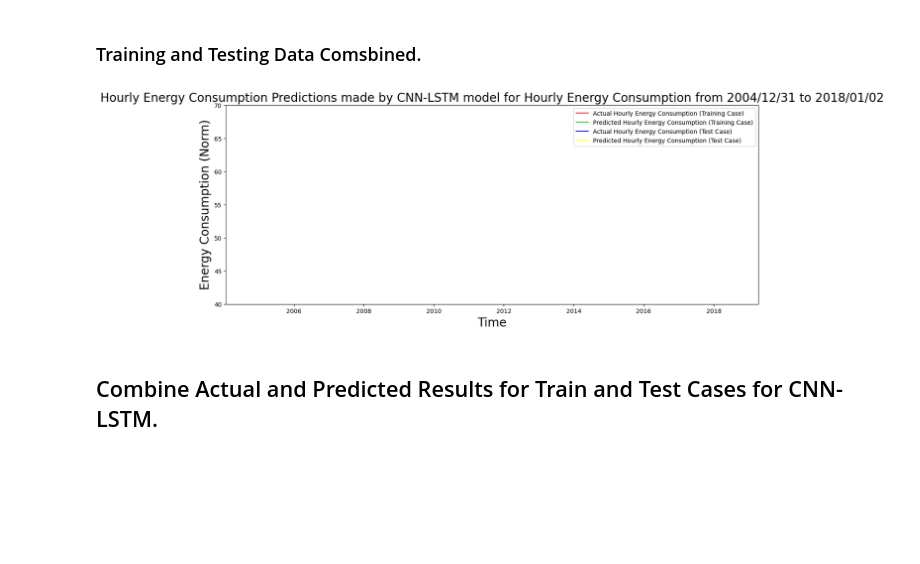
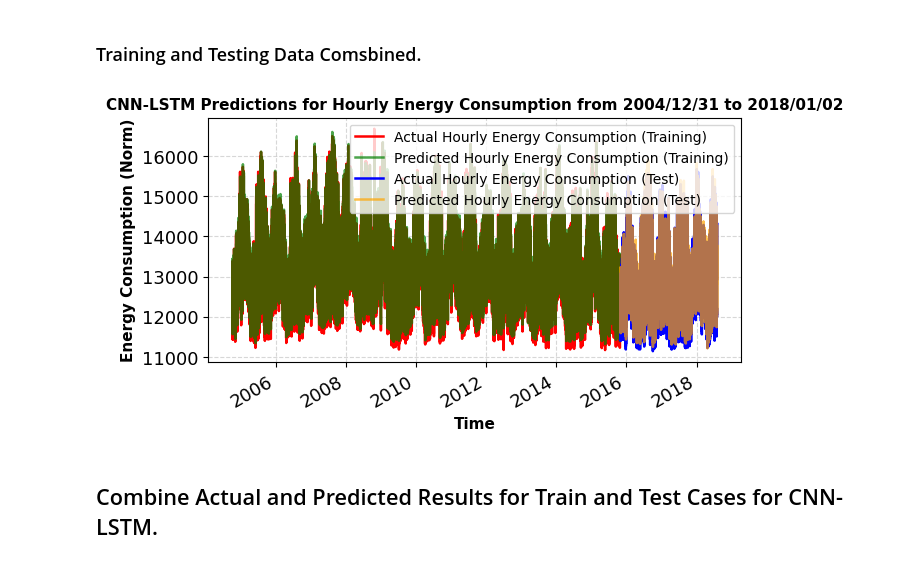
Before and after one commit to SouvikUMD/SNN-ANN-Temporal-Forecasting-across-Time-Series-Regimes, a Jupyter notebook: AEP Dataset Code/TSC_AEP_Ablation_ANN_SNN.ipynb, the cells around one changed output. Drawn from its saved outputs; the diff is of its cells as text; code cells hidden in the pictures; blank space fills up the shorter version.

```diff
--- a/AEP Dataset Code/TSC_AEP_Ablation_ANN_SNN.ipynb
+++ b/AEP Dataset Code/TSC_AEP_Ablation_ANN_SNN.ipynb
@@ -1713,19 +1800,3 @@ results_SNN_LIFv3_test
 ## Plotting Predictions for PeMS Dataset Output made by Δt-Scaled LIF SNN Model.
 # %% [markdown]
 ### Only Testing Data.
-# %%
-plt.figure(figsize=(16,6))
-plt.plot(y_test, color='blue',label='Actual {0}'.format(feature))
-plt.plot(spiking_LIFv3_model_pred_test, alpha=0.7, color='yellow',
-         label='Predicted {0}'.format(feature))
-plt.axhspan(0, 1, facecolor='gray', alpha=0.3)
-plt.title("{0} Predictions made by SNN LIF model for {1}".
-          format(feature, title_name), fontsize = 20)
-plt.rc('xtick', labelsize=20)
-plt.rc('ytick', labelsize=20)
-plt.locator_params(axis='x', nbins=10)
-plt.locator_params(axis='y', nbins=10)
-plt.xlabel('Time', fontsize = 20)
-plt.ylabel(feature_norm, fontsize = 20)
-plt.legend()
-plt.show()
@@ -2036,27 +2155,37 @@ plt.show()
 # %% [markdown]
 ### Training and Testing Data Comsbined.
 # %%
-plt.figure(figsize=(16,6))
+# Create figure sized for IEEE 2-column layout
+fig_CNN_LSTM = plt.figure(figsize=(6.5, 3.5))  # 6.5in width fits one column in IEEE
+
+# Plot training data
 plt.plot(results_CNN_LSTM_train['Date'], results_CNN_LSTM_train['Actual'],
-         color='red', label=f'Actual {feature} (Training Case)')
-plt.plot(results_CNN_LSTM_train['Date'],  results_CNN_LSTM_train['Predicted'],
-         alpha=0.7, color='green', label=f'Predicted {feature} (Training Case)')
+         color='red', label=f'Actual {feature} (Training)', linewidth=1.8)
+plt.plot(results_LSTM_train['Date'], results_LSTM_train['Predicted'],
+         color='green', label=f'Predicted {feature} (Training)', alpha=0.7,
+         linewidth=1.8)
+
+# Plot test data
 plt.plot(results_CNN_LSTM_test['Date'], results_CNN_LSTM_test['Actual'],
-         color='blue', label=f'Actual {feature} (Test Case)')
+         color='blue', label=f'Actual {feature} (Test)', linewidth=1.8)
 plt.plot(results_CNN_LSTM_test['Date'], results_CNN_LSTM_test['Predicted'],
-         alpha=0.7, color='yellow', label=f'Predicted {feature} (Test Case)')
-plt.axhspan(0, 1, facecolor='gray', alpha=0.3)
-plt.title("{0} Predictions made by CNN-LSTM model for {1}".
-          format(feature, title_name), fontsize = 20)
-plt.locator_params(axis='x', nbins=10)
-plt.locator_params(axis='y', nbins=10)
-plt.ylim([40, 70])
-plt.xlabel('Time', fontsize = 20)
-plt.ylabel(feature_norm, fontsize = 20)
-plt.legend()
-plt.show()
+         color='orange', label=f'Predicted {feature} (Test)', alpha=0.7,
+         linewidth=1.8)
+
+# Formatting
+plt.title(f'CNN-LSTM Predictions for {title_name}', fontsize=11,
+          fontweight='bold')
+plt.xlabel('Time', fontsize=11,fontweight='bold')
+plt.ylabel(feature_norm, fontsize=11,fontweight='bold')
+plt.xticks(fontsize=13)
+plt.yticks(fontsize=13)
+plt.legend(fontsize=10, loc='best')
+plt.grid(True, linestyle='--', alpha=0.5)
+plt.tight_layout()
+fig_CNN_LSTM.autofmt_xdate()    # Auto-fix overlapping date labels
+plt.show()  # Export for Appendix
 # %% [output]
-[figure, old version]
+[figure, new version]
 # %% [markdown]
 ## Combine Actual and Predicted Results for Train and Test Cases for CNN-LSTM.
 # %%
```
Also changed, not shown: parts of 50 cells of this notebook.
